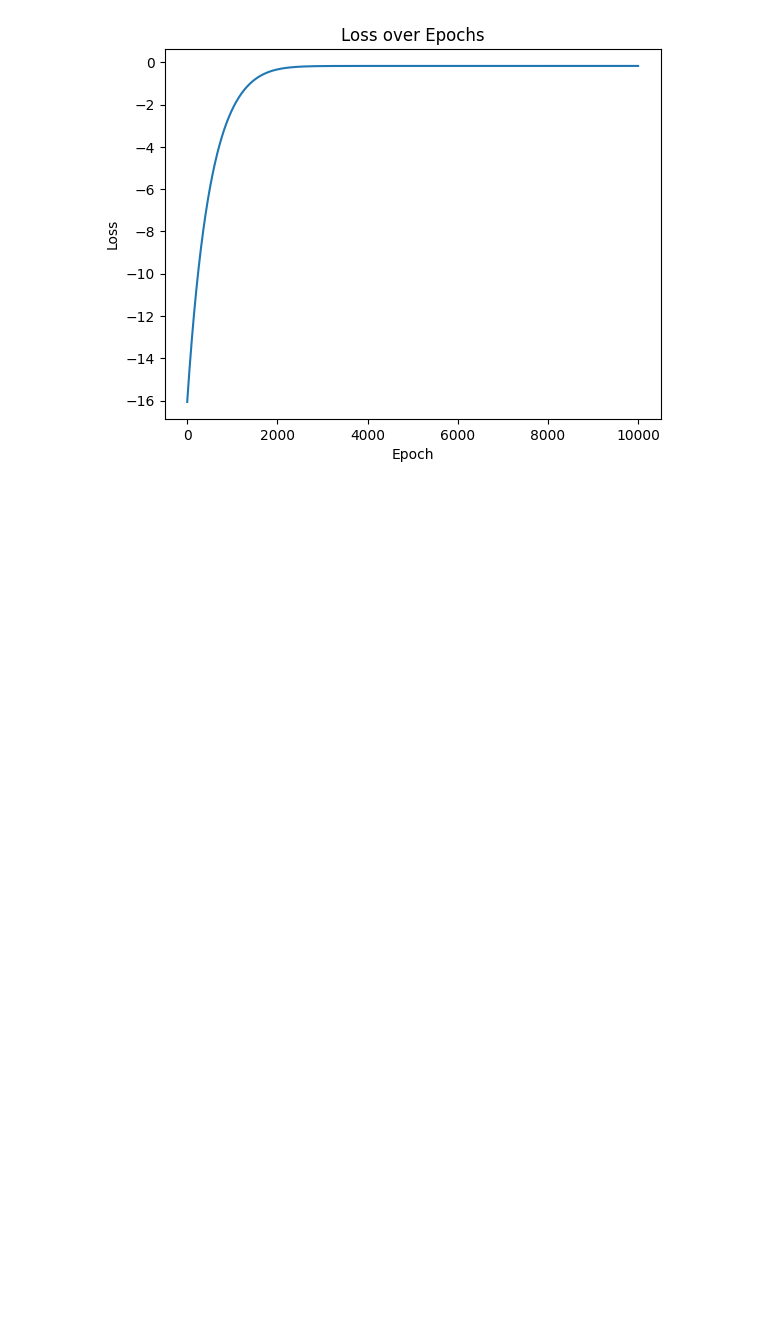
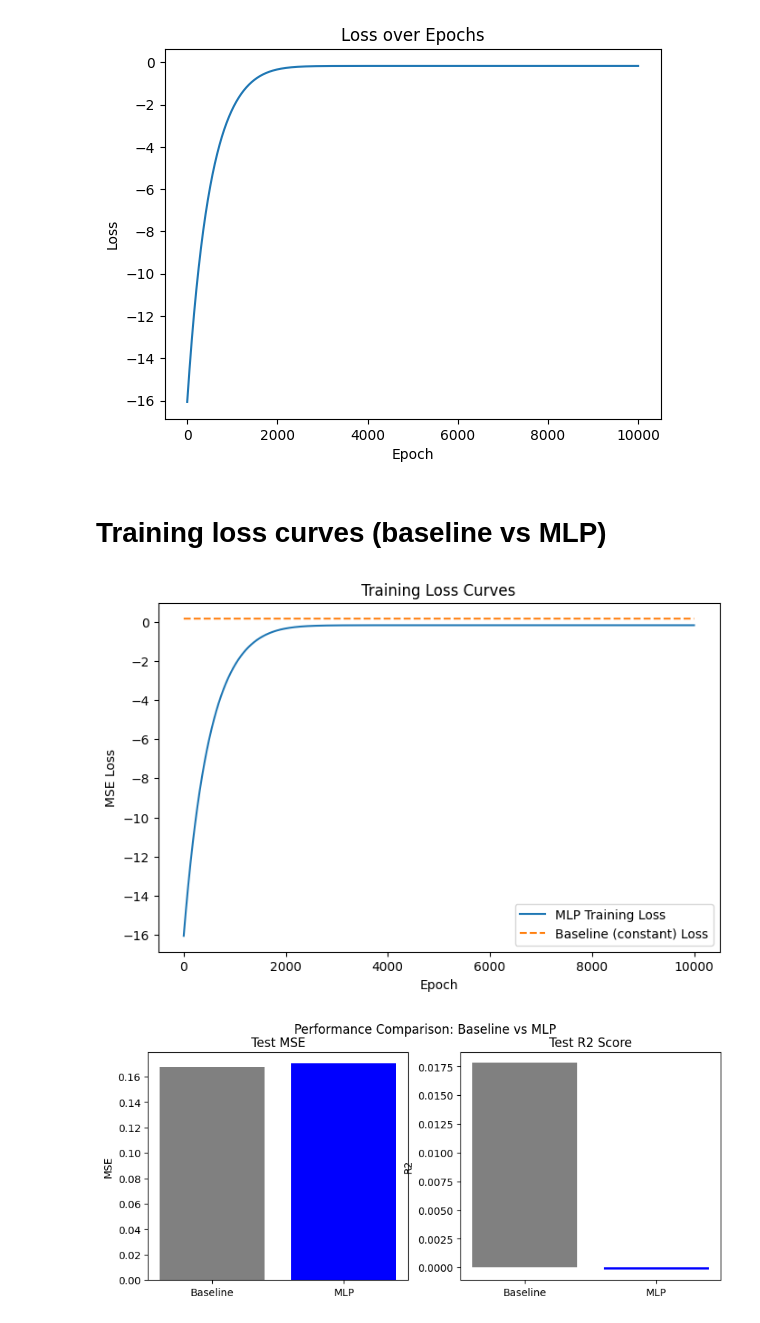
Before and after one commit to AMOLCAD/2025ag05055_dnn, a Jupyter notebook: Assignment.ipynb, the cells around one changed output. Cells and saved outputs as stored; diff of their text form; code cells hidden in the pictures; blank space fills up the shorter version.

Commit message:
added training loss curve

```diff
--- a/Assignment.ipynb
+++ b/Assignment.ipynb
@@ -427,3 +429,53 @@ MSE  : 0.1704
 RMSE : 0.4128
 R2  : -0.0002
 [figure]
+# %% [markdown]
+# Training loss curves (baseline vs MLP)
+# %%
+# --- Baseline Linear Regression for Comparison ---
+from sklearn.linear_model import LinearRegression
+
+# Fit baseline model
+baseline = LinearRegression()
+baseline.fit(X_train, Y_train)
+baseline_train_pred = baseline.predict(X_train)
+baseline_test_pred = baseline.predict(X_test)
+
+# Baseline loss history (simulate as constant for plotting)
+baseline_train_loss = [np.mean((Y_train - baseline_train_pred) ** 2)] * len(mlp.loss_history)
+
+# Baseline test performance
+baseline_mse = np.mean((Y_test - baseline_test_pred) ** 2)
+baseline_r2 = 1 - np.sum((Y_test - baseline_test_pred) ** 2) / np.sum((Y_test - np.mean(Y_test)) ** 2)
+
+# MLP test performance (already computed above)
+mlp_mse = mse
+mlp_r2 = r2
+
+# --- Plot Training Loss Curves ---
+plt.figure(figsize=(8,5))
+plt.plot(mlp.loss_history, label='MLP Training Loss')
+plt.plot(baseline_train_loss, label='Baseline (constant) Loss', linestyle='--')
+plt.title('Training Loss Curves')
+plt.xlabel('Epoch')
+plt.ylabel('MSE Loss')
+plt.legend()
+plt.show()
+
+# --- Performance Comparison Bar Chart ---
+labels = ['Baseline', 'MLP']
+mse_scores = [baseline_mse, mlp_mse]
+r2_scores = [baseline_r2, mlp_r2]
+
+fig, ax = plt.subplots(1, 2, figsize=(10,4))
+ax[0].bar(labels, mse_scores, color=['gray', 'blue'])
+ax[0].set_title('Test MSE')
+ax[0].set_ylabel('MSE')
+ax[1].bar(labels, r2_scores, color=['gray', 'blue'])
+ax[1].set_title('Test R2 Score')
+ax[1].set_ylabel('R2')
+plt.suptitle('Performance Comparison: Baseline vs MLP')
+plt.show()
+# %% [output]
+[figure, added]
+[figure, added]
```
Also changed, not shown: parts of 1 cell of this notebook.
